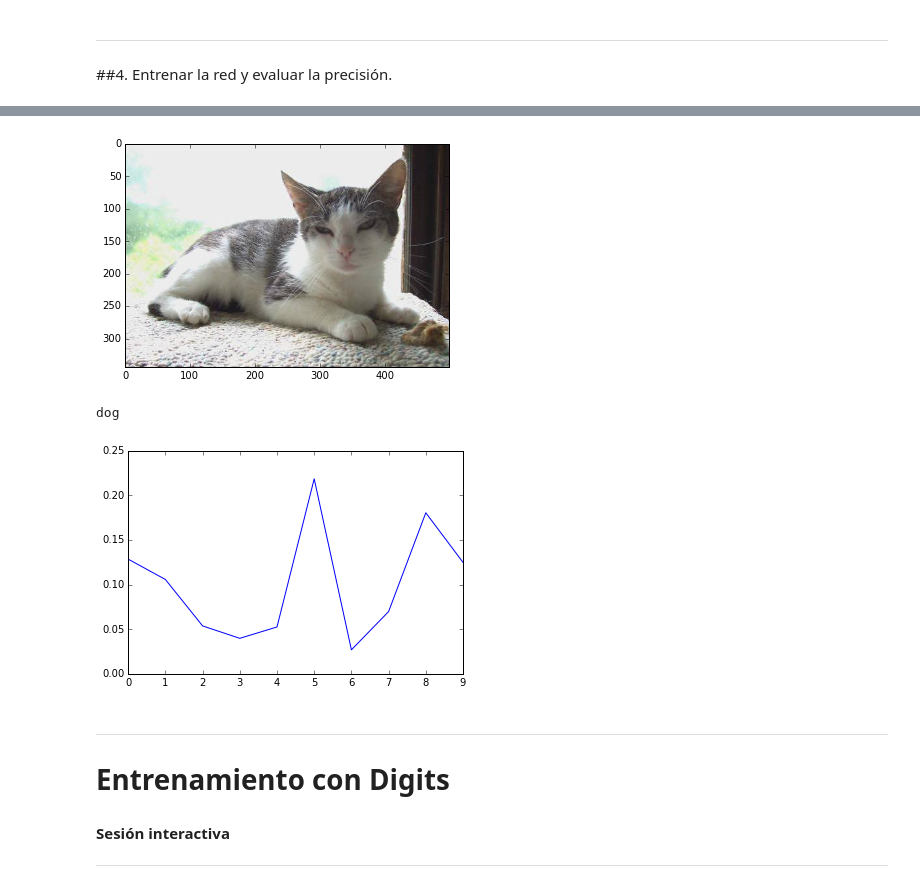
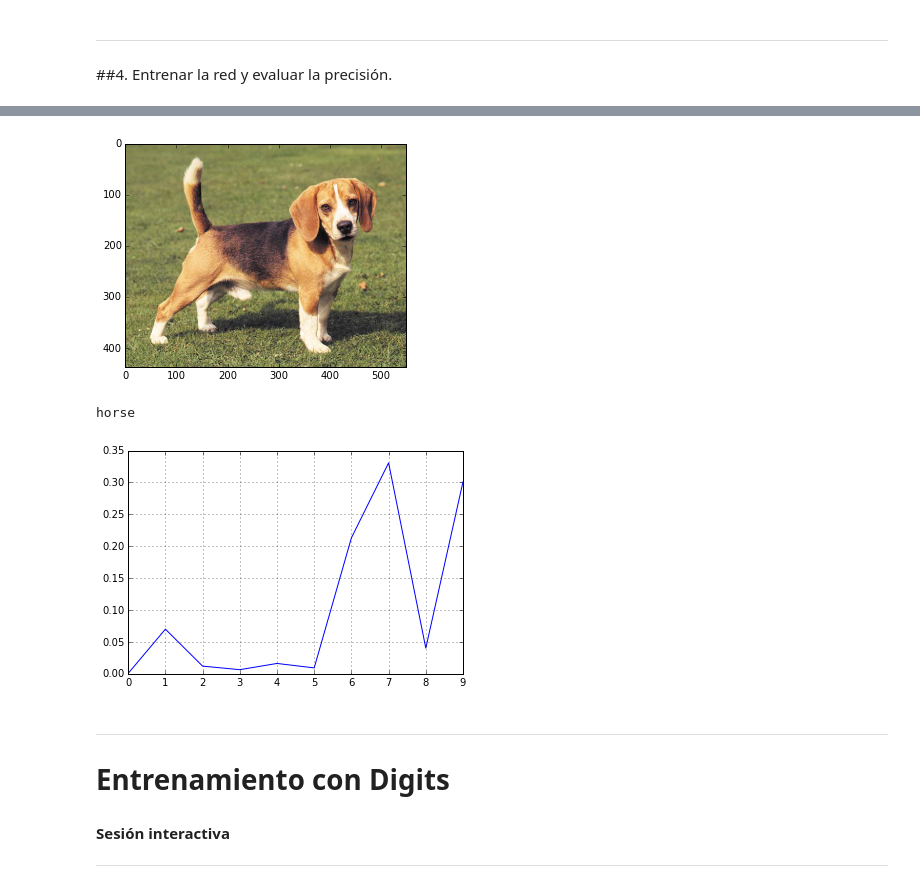
Before and after one commit to druedaplata/10CCC_Caffe, a Jupyter notebook: caffe/Tutorial_Caffe.ipynb, the cells around one changed output, grey strips where cells are left out. Cells and saved outputs as stored; diff of their text form; code cells hidden in the pictures.

```diff
--- a/caffe/Tutorial_Caffe.ipynb
+++ b/caffe/Tutorial_Caffe.ipynb
@@ -368,39 +368,40 @@ I0803 17:10:47.234239 17884 caffe.cpp:178] Optimization Done.
 # %%
 import numpy as np
 import matplotlib.pyplot as plt
 import matplotlib.image as mpimg
 %matplotlib inline
 
 # Cargamos CAFFE en la interfaz de python
 caffe_root = '/home/sandiego/Programas/caffe/'
 import sys
 sys.path.insert(0, caffe_root + 'python')
 import caffe
 
 
 # Cargamos el modelo entrenado
 caffe.set_mode_cpu()
 MODEL_FILE='/home/sandiego/septiembre/caffe/train_caffe/deploy.prototxt'
-PRETRAINED='/home/sandiego/septiembre/caffe/snapshot_iter_2450.caffemodel'
+PRETRAINED='/home/sandiego/septiembre/caffe/snapshot_iter_1000.caffemodel'
 
 net = caffe.Classifier(MODEL_FILE, PRETRAINED,
                        raw_scale=255,
                        image_dims=(32, 32))
 
 # Usamos una imagen de prueba
-input_image = caffe.io.load_image('/home/sandiego/septiembre/caffe/imagenes/cat.jpg')
+input_image = caffe.io.load_image('/home/sandiego/septiembre/caffe/imagenes/beagle.jpg')
 prediction = net.predict([input_image])
 labels=['airplane','automobile','bird','cat','deer','dog','frog','horse','ship','truck']
 
-image = mpimg.imread("/home/sandiego/septiembre/caffe/imagenes/cat.jpg")
+image = mpimg.imread("/home/sandiego/septiembre/caffe/imagenes/beagle.jpg")
 plt.imshow(image)
 plt.show()
+plt.grid()
 plt.plot(prediction[0])
 print labels[prediction[0].argmax()]
 # %% [output]
-[figure, old version]
+[figure, new version]
-dog
+horse
-[figure, old version]
+[figure, new version]
 # %% [markdown]
 ---
 
```
Also changed, not shown: parts of 8 cells of this notebook, 18 other files.
